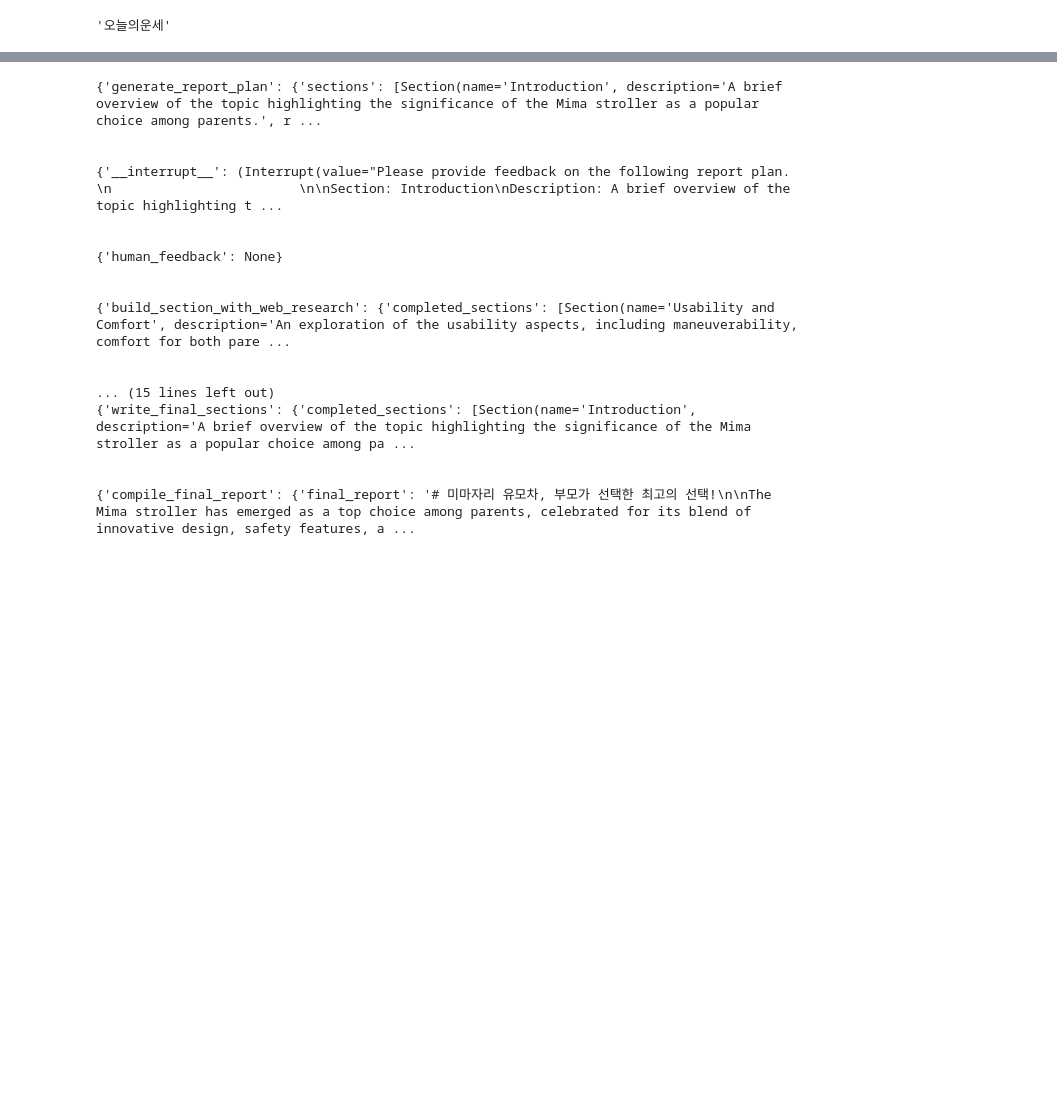
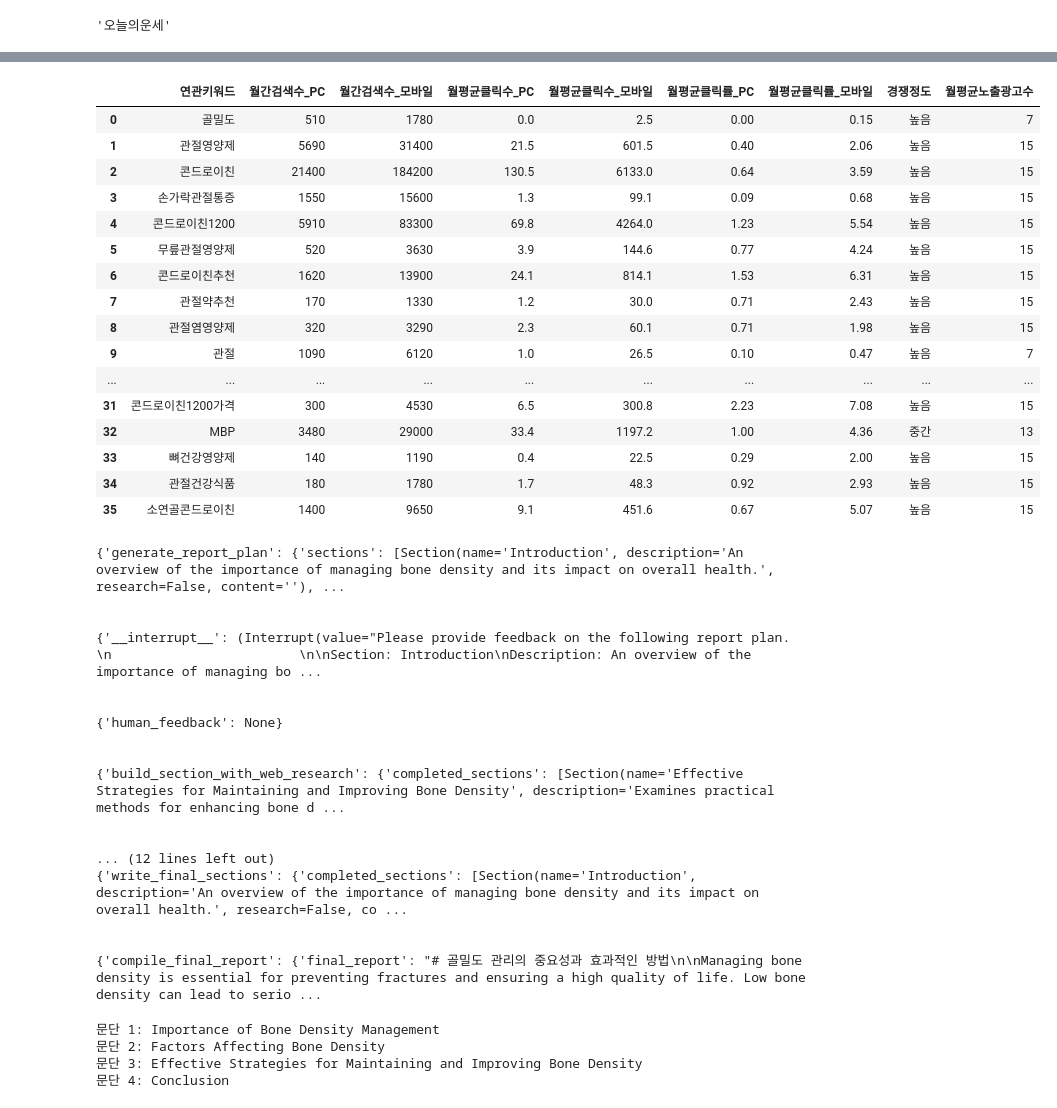
Before and after one commit to bigtrader91/deep_blog, a Jupyter notebook: test.ipynb, the cells around one changed output, grey strips where cells are left out. Cells and saved outputs as stored; diff of their text form; code cells hidden in the pictures; blank space fills up the shorter version.

```diff
--- a/test.ipynb
+++ b/test.ipynb
@@ -355,3 +82,23 @@ generated_title
+# %%
+연관키워드수집("골밀도")
+# %% [output]
+|  | 연관키워드 | 월간검색수_PC | 월간검색수_모바일 | 월평균클릭수_PC | 월평균클릭수_모바일 | 월평균클릭률_PC | 월평균클릭률_모바일 | 경쟁정도 | 월평균노출광고수 |
+| 0 | 골밀도 | 510 | 1780 | 0.0 | 2.5 | 0.00 | 0.15 | 높음 | 7 |
+| 1 | 관절영양제 | 5690 | 31400 | 21.5 | 601.5 | 0.40 | 2.06 | 높음 | 15 |
+| 2 | 콘드로이친 | 21400 | 184200 | 130.5 | 6133.0 | 0.64 | 3.59 | 높음 | 15 |
+| 3 | 손가락관절통증 | 1550 | 15600 | 1.3 | 99.1 | 0.09 | 0.68 | 높음 | 15 |
+| 4 | 콘드로이친1200 | 5910 | 83300 | 69.8 | 4264.0 | 1.23 | 5.54 | 높음 | 15 |
+| 5 | 무릎관절영양제 | 520 | 3630 | 3.9 | 144.6 | 0.77 | 4.24 | 높음 | 15 |
+| 6 | 콘드로이친추천 | 1620 | 13900 | 24.1 | 814.1 | 1.53 | 6.31 | 높음 | 15 |
+| 7 | 관절약추천 | 170 | 1330 | 1.2 | 30.0 | 0.71 | 2.43 | 높음 | 15 |
+| 8 | 관절염영양제 | 320 | 3290 | 2.3 | 60.1 | 0.71 | 1.98 | 높음 | 15 |
+| 9 | 관절 | 1090 | 6120 | 1.0 | 26.5 | 0.10 | 0.47 | 높음 | 7 |
+| ... | ... | ... | ... | ... | ... | ... | ... | ... | ... |
+| 31 | 콘드로이친1200가격 | 300 | 4530 | 6.5 | 300.8 | 2.23 | 7.08 | 높음 | 15 |
+| 32 | MBP | 3480 | 29000 | 33.4 | 1197.2 | 1.00 | 4.36 | 중간 | 13 |
+| 33 | 뼈건강영양제 | 140 | 1190 | 0.4 | 22.5 | 0.29 | 2.00 | 높음 | 15 |
+| 34 | 관절건강식품 | 180 | 1780 | 1.7 | 48.3 | 0.92 | 2.93 | 높음 | 15 |
+| 35 | 소연골콘드로이친 | 1400 | 9650 | 9.1 | 451.6 | 0.67 | 5.07 | 높음 | 15 |
 # %%
 from langgraph.checkpoint.memory import MemorySaver
 from src.graph import builder
@@ -369,7 +116,7 @@ thread = {"configurable": {"thread_id": str(uuid.uuid4()),
                            "max_search_depth": 2,
                            }}
 
-topic = '미마자리 유모차, 부모가 선택한 최고의 선택!'
+topic = '골밀도 관리의 중요성과 효과적인 방법'
 async for event in graph.astream({"topic":topic,}, thread, stream_mode="updates"):
     print(event)
     print("\n")
@@ -382,20 +129,20 @@ async for event in graph.astream(Command(resume=True), thread, stream_mode="upda
     print(event)
     print("\n")
 # %% [output]
-{'generate_report_plan': {'sections': [Section(name='Introduction', description='A brief overview of the topic highlighting the significance of the Mima stroller as a popular choice among parents.', r ...
+{'generate_report_plan': {'sections': [Section(name='Introduction', description='An overview of the importance of managing bone density and its impact on overall health.', research=False, content=''), ...
 
 
-{'__interrupt__': (Interrupt(value="Please provide feedback on the following report plan. \n                        \n\nSection: Introduction\nDescription: A brief overview of the topic highlighting t ...
+{'__interrupt__': (Interrupt(value="Please provide feedback on the following report plan. \n                        \n\nSection: Introduction\nDescription: An overview of the importance of managing bo ...
 
 
 {'human_feedback': None}
 
 
-{'build_section_with_web_research': {'completed_sections': [Section(name='Usability and Comfort', description='An exploration of the usability aspects, including maneuverability, comfort for both pare ...
+{'build_section_with_web_research': {'completed_sections': [Section(name='Effective Strategies for Maintaining and Improving Bone Density', description='Examines practical methods for enhancing bone d ...
 
 
-... (15 lines left out)
-{'write_final_sections': {'completed_sections': [Section(name='Introduction', description='A brief overview of the topic highlighting the significance of the Mima stroller as a popular choice among pa ...
+... (12 lines left out)
+{'write_final_sections': {'completed_sections': [Section(name='Introduction', description='An overview of the importance of managing bone density and its impact on overall health.', research=False, co ...
 
 
-{'compile_final_report': {'final_report': '# 미마자리 유모차, 부모가 선택한 최고의 선택!\n\nThe Mima stroller has emerged as a top choice among parents, celebrated for its blend of innovative design, safety features, a ...
+{'compile_final_report': {'final_report': "# 골밀도 관리의 중요성과 효과적인 방법\n\nManaging bone density is essential for preventing fractures and ensuring a high quality of life. Low bone density can lead to serio ...
@@ -401,0 +161,29 @@ async for event in graph.astream(Command(resume=True), thread, stream_mode="upda
+# %%
+from bs4 import BeautifulSoup
+
+def extract_paragraphs_from_html(html_str: str):
+    """
+    HTML 문자열을 파싱하여 <p> 태그별로 문단 텍스트를 추출합니다.
+    필요에 따라 <h2>, <h3> 같은 제목이나 <ul>, <ol> 등도 처리 가능.
+    """
+    soup = BeautifulSoup(html_str, 'html.parser')
+    paragraphs = []
+
+    # <p> 태그 기준으로 문단을 추출
+    for p_tag in soup.find_all('h2'):
+        text = p_tag.get_text(strip=True)
+        if text:
+            paragraphs.append(text)
+
+    return paragraphs
+
+# 사용 예시
+
+paragraphs = extract_paragraphs_from_html(html_output)
+for i, para in enumerate(paragraphs, start=1):
+    print(f"문단 {i}: {para}")
+# %% [output]
+문단 1: Importance of Bone Density Management
+문단 2: Factors Affecting Bone Density
+문단 3: Effective Strategies for Maintaining and Improving Bone Density
+문단 4: Conclusion
```
Also changed, not shown: parts of 15 cells of this notebook, 16 other files.
